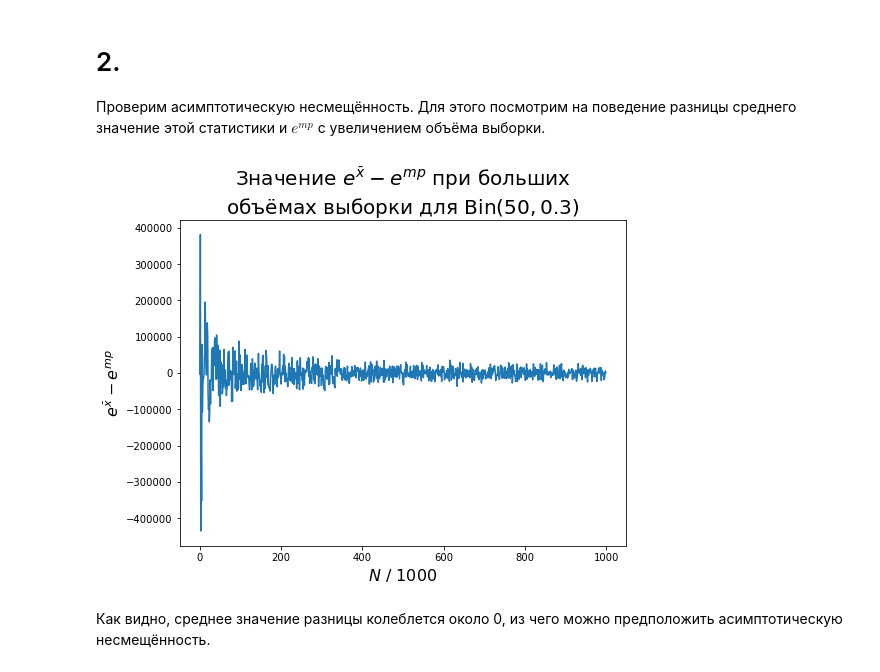
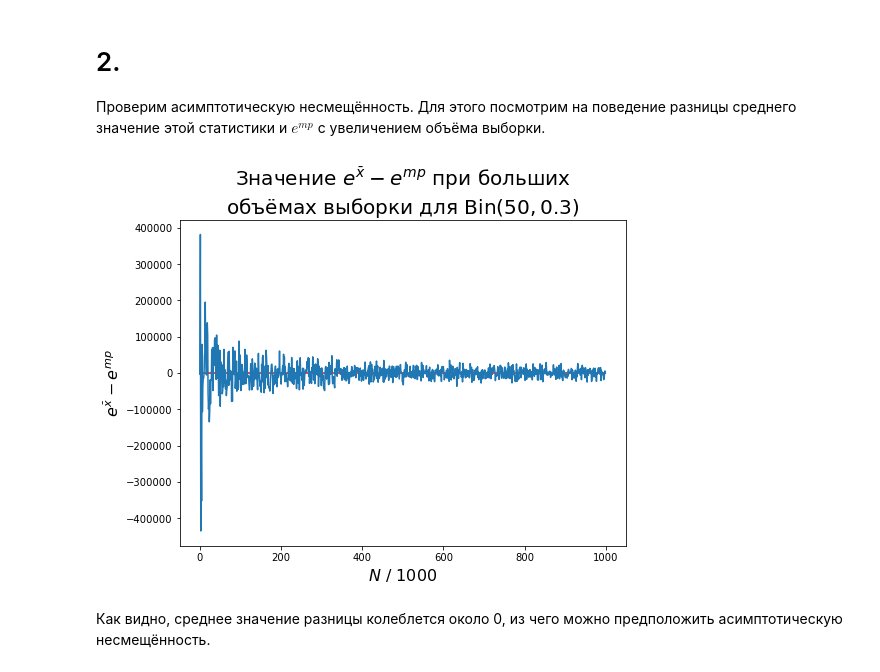
Before and after one commit to iam28th/HSE-statistics-homeworks, a Jupyter notebook: HW3/HW3.ipynb, the cells around one changed output. Saved outputs shown, nothing was run; the diff lists cells and outputs as text; code cells hidden in the pictures.

Commit message:
fix last plot

```diff
--- a/HW3/HW3.ipynb
+++ b/HW3/HW3.ipynb
@@ -61,26 +61,27 @@ Bin($60,0.1$): p=0.39193
 # %%
 n_samples = 1000
 sample_sizes = [i * 1000 for i in range(1, n_samples+1)]
 
 m, p = 50, 0.3
 
 np.random.seed(0)
 
 dist = binom(m, p)
 T = np.zeros(len(sample_sizes))
 
 for i, sample_size in tqdm(enumerate(sample_sizes)):
     X = dist.rvs(size=sample_size)
     T[i] = np.exp(X.mean()) - np.exp(m * p)
 
 fig, ax  = plt.subplots(figsize=(8, 6))
 ax.plot(T)
 #fig.tight_layout()
 ax.set_xlabel(r'$N\ / \ 1000$', fontsize=16)
 ax.set_ylabel(r'$e^{\bar x} - e^{mp}$', fontsize=16);
 ax.set_title(r'Значение $e^{\bar x} - e^{mp}$ при больших' + '\nобъёмах выборки '
              + f'для Bin${m, p}$', fontsize=20);
+ax.hlines(0, 0, n_samples, color='red');
 # %% [output]
-[figure, old version]
+[figure, new version]
 # %% [markdown]
 Как видно, среднее значение разницы колеблется около 0, из чего можно предположить асимптотическую несмещённость.
```
